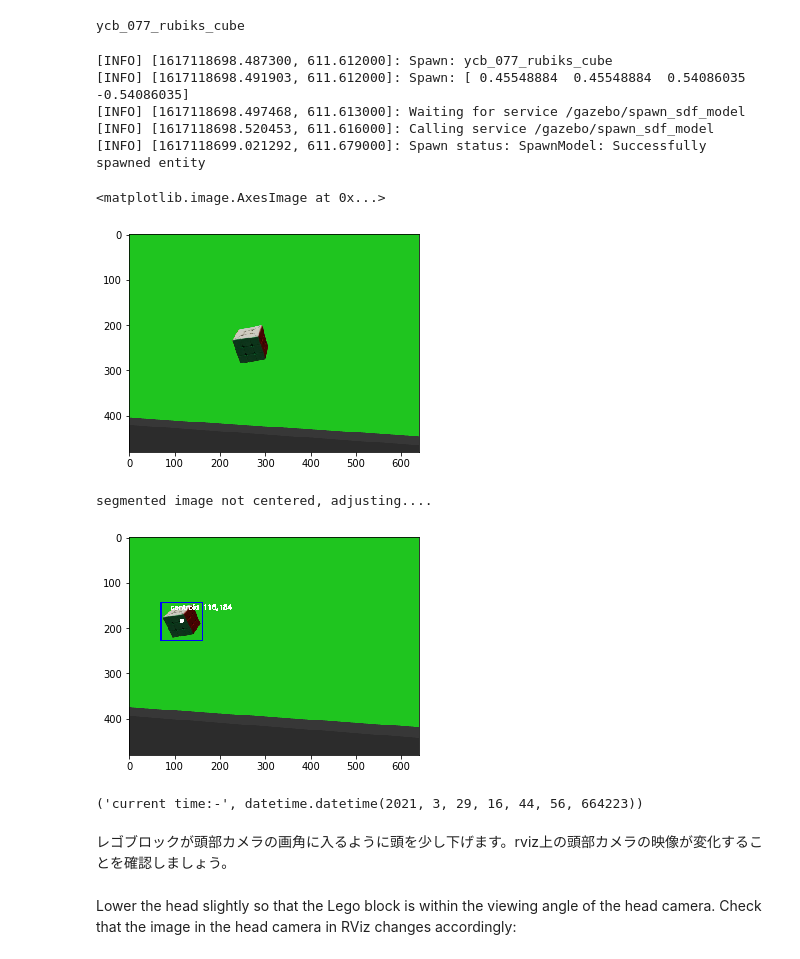
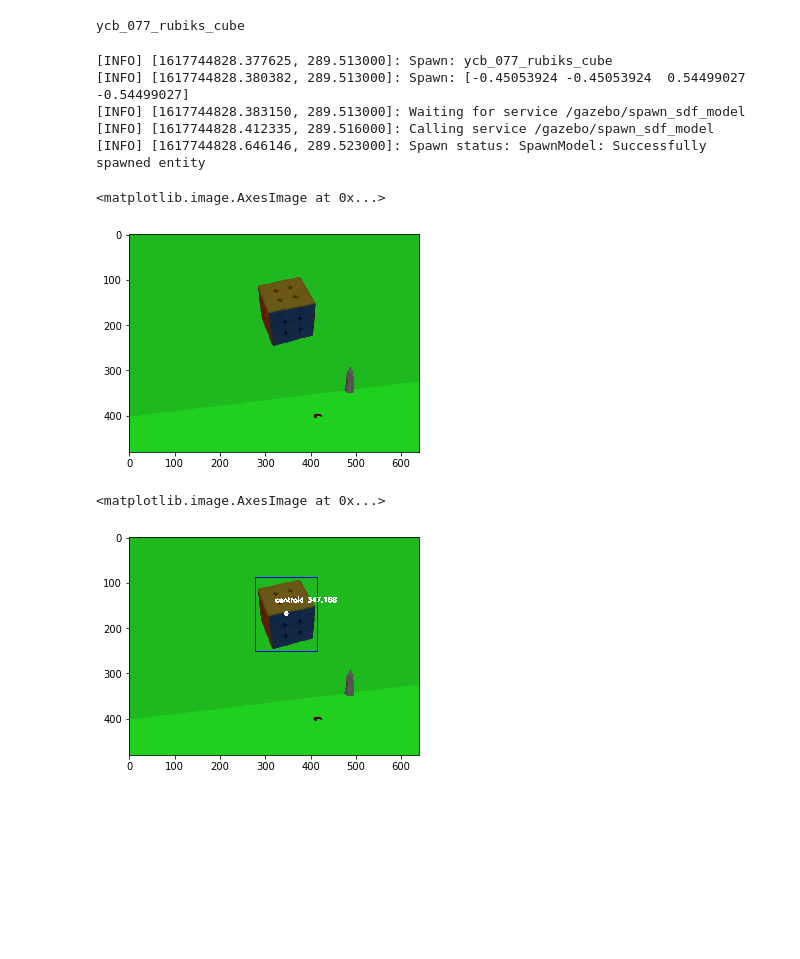
Before and after one commit to takeshi-pumas/takeshi_notebooks, a Jupyter notebook: notebooks/7_tensorflow_object_detection_api_dataset_prep.ipynb, the cells around one changed output. Cells and saved outputs as stored; diff of their text form; code cells hidden in the pictures; blank space fills up the shorter version.

```diff
--- a/notebooks/7_tensorflow_object_detection_api_dataset_prep.ipynb
+++ b/notebooks/7_tensorflow_object_detection_api_dataset_prep.ipynb
@@ -117,12 +161,12 @@ print model_name
 ycb_077_rubiks_cube
 # %%
 #USE TRANSFORM TREE TF TO SPAWN A STATIC MODEL
-# D_to_cam  METERS AWAY FROM XTION ON THE dIRECTION OF IT FOCAL POINT
+# D_to_cam  METERS AWAY FROM THE XTION ON THE dIRECTION OF ITS FOCAL POINT
 
 
 #x_gaz,y_gaz=world_2_gazebo(1.15,0.02)
 deg=0
-D_to_cam= 0.6
+D_to_cam= .31
 x_gaz,y_gaz=world_2_gazebo(+trans[0]+ D_to_cam * np.cos(euler[2]), +  trans[1]+ D_to_cam * np.sin(euler[2]))
 z_gaz= trans[2]- D_to_cam*np.sin(euler[1])
 spawn_object(model_name, model_name, x_gaz,  y_gaz,  z_gaz, 1.5* np.pi , 0,euler[2])
@@ -130,19 +174,20 @@ spawn_object(model_name, model_name, x_gaz,  y_gaz,  z_gaz, 1.5* np.pi , 0,euler
 #spawn_object(model_name+'2', model_name, x_gaz,  y_gaz,  z_gaz, np.pi,0 ,euler[2])
 #spawn_object(model_name+'3', model_name, x_gaz,  y_gaz,  z_gaz, 1.5*np.pi ,0,euler[2]+np.pi)
 # %% [output]
-[INFO] [1617118698.487300, 611.612000]: Spawn: ycb_077_rubiks_cube
-[INFO] [1617118698.491903, 611.612000]: Spawn: [ 0.45548884  0.45548884  0.54086035 -0.54086035]
-[INFO] [1617118698.497468, 611.613000]: Waiting for service /gazebo/spawn_sdf_model
-[INFO] [1617118698.520453, 611.616000]: Calling service /gazebo/spawn_sdf_model
-[INFO] [1617118699.021292, 611.679000]: Spawn status: SpawnModel: Successfully spawned entity
+[INFO] [1617744828.377625, 289.513000]: Spawn: ycb_077_rubiks_cube
+[INFO] [1617744828.380382, 289.513000]: Spawn: [-0.45053924 -0.45053924  0.54499027 -0.54499027]
+[INFO] [1617744828.383150, 289.513000]: Waiting for service /gazebo/spawn_sdf_model
+[INFO] [1617744828.412335, 289.516000]: Calling service /gazebo/spawn_sdf_model
+[INFO] [1617744828.646146, 289.523000]: Spawn status: SpawnModel: Successfully spawned entity
 # %%
 #GET AND SHOW IMAGE
+rospy.sleep(.5)
 cv2_img = rgbd.get_image()
 plt.imshow(cv2_img)
 #delete_object(model_name)
 # %% [output]
 <matplotlib.image.AxesImage at 0x...>
-[figure, old version]
+[figure, new version]
 # %%
 #delete_object(model_name)
 #delete_object(model_name+str(1))
@@ -150,8 +195,8 @@ plt.imshow(cv2_img)
 #delete_object(model_name+str(3))
 # %%
 close_enough= False
-goal_cX=cv2_img.shape[1]*.5
-goal_cY=cv2_img.shape[0]*.5
+goal_cX=cv2_img.shape[1]
+goal_cY=cv2_img.shape[0]
 cv2_img = rgbd.get_image()
 img=cv2.cvtColor(cv2_img, cv2.COLOR_BGR2RGB)
 #img= np.copy(cv2_img)
@@ -161,60 +206,32 @@ mask = cv2.inRange(cv2_img, low, high)
 mask_buena= cv2.morphologyEx(mask,cv2.MORPH_ERODE,np.ones((9,9),np.uint8))
 masked_image = np.copy(img)
 masked_image[mask_buena != 0] = [0, 0, 0]
 
 #
 ### FIND OBJECTS ( CONTOURS FINDING IN MASKED IMAGE)
 
 ret,thresh = cv2.threshold(mask_buena,127,255,0)
 contours, hierarchy = cv2.findContours(thresh,cv2.RETR_TREE,cv2.CHAIN_APPROX_SIMPLE)
 i=find_2nd_biggest_contour_ix(contours)
 boundRect = cv2.boundingRect(contours[find_2nd_biggest_contour_ix(contours)])#contours_poly[i])
 img=cv2.rectangle(img,(boundRect[0], boundRect[1]),(boundRect[0]+boundRect[2], boundRect[1]+boundRect[3]), (255,0,0), 2)
 ##DRAW BOUNDIG RECT AROUND SECOND BIIGGEST CONTOUR ( WHY SECOND PLEASE THINK ABOUT IT, and EXPERIMENT)
 #img_roi=img[y:y+h,x:x+w,:]
 #img_resized=cv2.resize(img_roi,(img_width,img_height))
 ret,thresh = cv2.threshold(mask_buena,127,255,0)
 c=contours[find_2nd_biggest_contour_ix(contours)]
 # calculate moments for each contour
 M = cv2.moments(c)
 # calculate x,y coordinate of center
 cX = int(M["m10"] / M["m00"])
 cY = int(M["m01"] / M["m00"])
 cv2.circle(img, (cX, cY), 5, (255, 255, 255), -1)
 cv2.putText(img, "centroid "+str(cX)+','+str(cY)    ,    (cX - 25, cY - 25)   ,cv2.FONT_HERSHEY_SIMPLEX, 0.5, (255, 255, 255), 2)
 cv2_img=cv2.cvtColor(img, cv2.COLOR_RGB2BGR)
 #cv2.imshow('press key to quit',img)
 #cv2.waitKey(0)
 #cv2.destroyAllWindows()
 plt.imshow(cv2_img)
-head_val=head.get_current_joint_values()
-if (cX < .45* goal_cX):
-    head_val[0]+= np.deg2rad(10)
-elif (cY < .45*goal_cY):
-    head_val[1]=np.deg2rad(5)
-elif (cX >= .55*goal_cX):
-    head_val[0]+= np.deg2rad(-10)
-elif (cY >= .55*goal_cY):
-    head_val[1]=np.deg2rad(-5)
-else:
-    close_enough=True
-
-if not close_enough:
-    print('segmented image not centered, adjusting....')
-    head.set_joint_value_target(head_val)
-    head.go()
-else:
-    print ('close enough')
 # %% [output]
-segmented image not centered, adjusting....
+<matplotlib.image.AxesImage at 0x...>
-[figure, old version]
+[figure, new version]
-# %%
-import datetime
-ct = datetime.datetime.now()
-print("current time:-", ct)
-# %% [output]
-('current time:-', datetime.datetime(2021, 3, 29, 16, 44, 56, 664223))
-# %% [markdown]
-レゴブロックが頭部カメラの画角に入るように頭を少し下げます。rviz上の頭部カメラの映像が変化することを確認しましょう。
-# %% [markdown]
-Lower the head slightly so that the Lego block is within the viewing angle of the head camera. Check that the image in the head camera in RViz changes accordingly:
```
Also changed, not shown: parts of 25 cells of this notebook, 1 other file.
